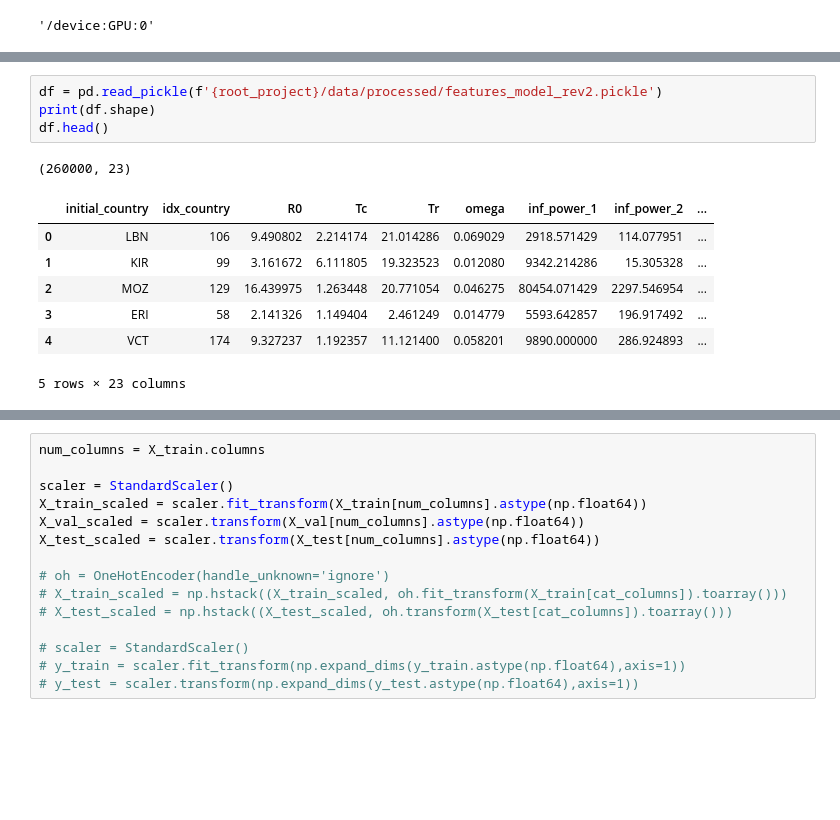
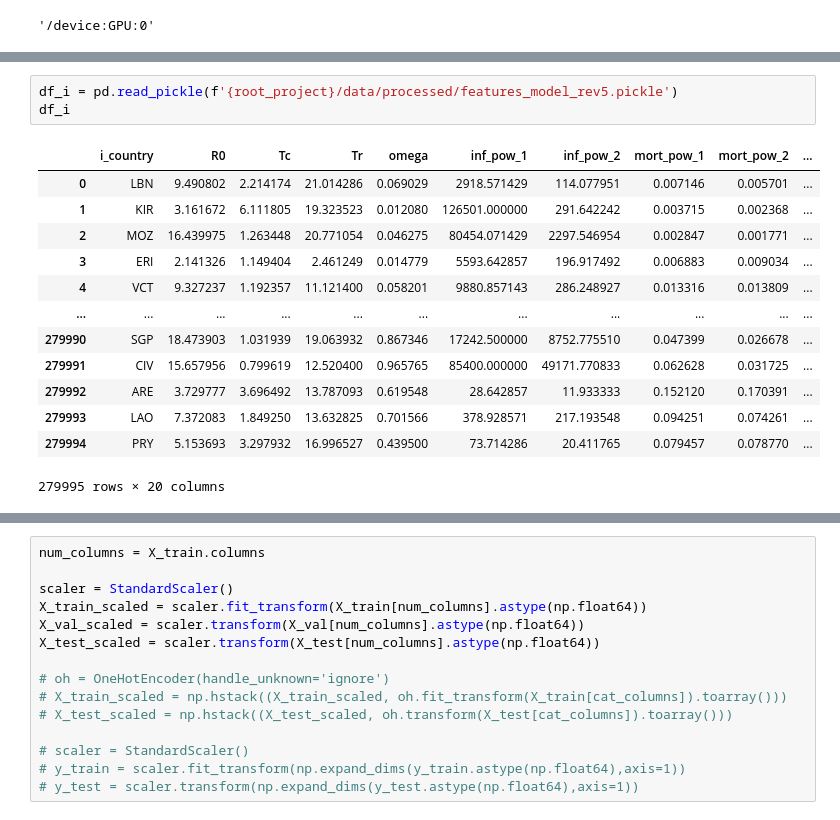
Before and after one commit to Albert-GM/TFM, a Jupyter notebook: notebooks/nn_colab-rev1.ipynb, the cells around one changed output, grey strips where cells are left out. Saved outputs shown, nothing was run; the diff lists cells and outputs as text; blank space fills up the shorter version.

```diff
--- a/notebooks/nn_colab-rev1.ipynb
+++ b/notebooks/nn_colab-rev1.ipynb
@@ -56,14 +56,18 @@ device_lib.list_local_devices()
  physical_device_desc: "device: XLA_GPU device"]
 # %%
-df = pd.read_pickle(f'{root_project}/data/processed/features_model_rev2.pickle')
-print(df.shape)
-df.head()
+df_i = pd.read_pickle(f'{root_project}/data/processed/features_model_rev5.pickle')
+df_i
 # %% [output]
+|  | i_country | R0 | Tc | Tr | omega | inf_pow_1 | inf_pow_2 | mort_pow_1 | mort_pow_2 | ... |
+| 0 | LBN | 9.490802 | 2.214174 | 21.014286 | 0.069029 | 2918.571429 | 114.077951 | 0.007146 | 0.005701 | ... |
+| 1 | KIR | 3.161672 | 6.111805 | 19.323523 | 0.012080 | 126501.000000 | 291.642242 | 0.003715 | 0.002368 | ... |
+| 2 | MOZ | 16.439975 | 1.263448 | 20.771054 | 0.046275 | 80454.071429 | 2297.546954 | 0.002847 | 0.001771 | ... |
+| 3 | ERI | 2.141326 | 1.149404 | 2.461249 | 0.014779 | 5593.642857 | 196.917492 | 0.006883 | 0.009034 | ... |
+| 4 | VCT | 9.327237 | 1.192357 | 11.121400 | 0.058201 | 9880.857143 | 286.248927 | 0.013316 | 0.013809 | ... |
+| ... | ... | ... | ... | ... | ... | ... | ... | ... | ... | ... |
+| 279990 | SGP | 18.473903 | 1.031939 | 19.063932 | 0.867346 | 17242.500000 | 8752.775510 | 0.047399 | 0.026678 | ... |
+| 279991 | CIV | 15.657956 | 0.799619 | 12.520400 | 0.965765 | 85400.000000 | 49171.770833 | 0.062628 | 0.031725 | ... |
+| 279992 | ARE | 3.729777 | 3.696492 | 13.787093 | 0.619548 | 28.642857 | 11.933333 | 0.152120 | 0.170391 | ... |
+| 279993 | LAO | 7.372083 | 1.849250 | 13.632825 | 0.701566 | 378.928571 | 217.193548 | 0.094251 | 0.074261 | ... |
+| 279994 | PRY | 5.153693 | 3.297932 | 16.996527 | 0.439500 | 73.714286 | 20.411765 | 0.079457 | 0.078770 | ... |
-(260000, 23)
+279995 rows × 20 columns
-|  | initial_country | idx_country | R0 | Tc | Tr | omega | inf_power_1 | inf_power_2 | ... |
-| 0 | LBN | 106 | 9.490802 | 2.214174 | 21.014286 | 0.069029 | 2918.571429 | 114.077951 | ... |
-| 1 | KIR | 99 | 3.161672 | 6.111805 | 19.323523 | 0.012080 | 9342.214286 | 15.305328 | ... |
-| 2 | MOZ | 129 | 16.439975 | 1.263448 | 20.771054 | 0.046275 | 80454.071429 | 2297.546954 | ... |
-| 3 | ERI | 58 | 2.141326 | 1.149404 | 2.461249 | 0.014779 | 5593.642857 | 196.917492 | ... |
-| 4 | VCT | 174 | 9.327237 | 1.192357 | 11.121400 | 0.058201 | 9890.000000 | 286.924893 | ... |
-5 rows × 23 columns
```
Also changed, not shown: parts of 16 cells of this notebook, 15 other files.
